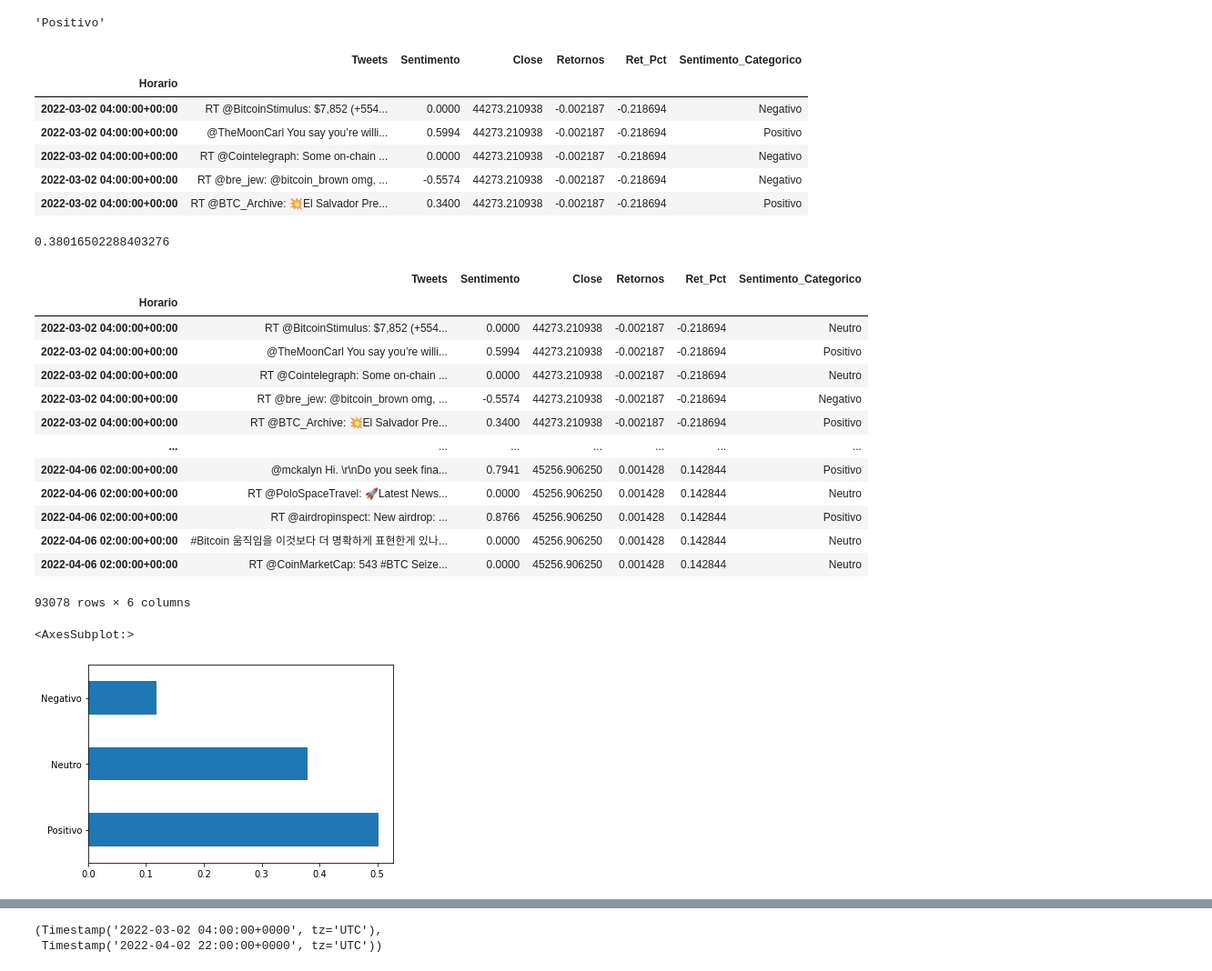
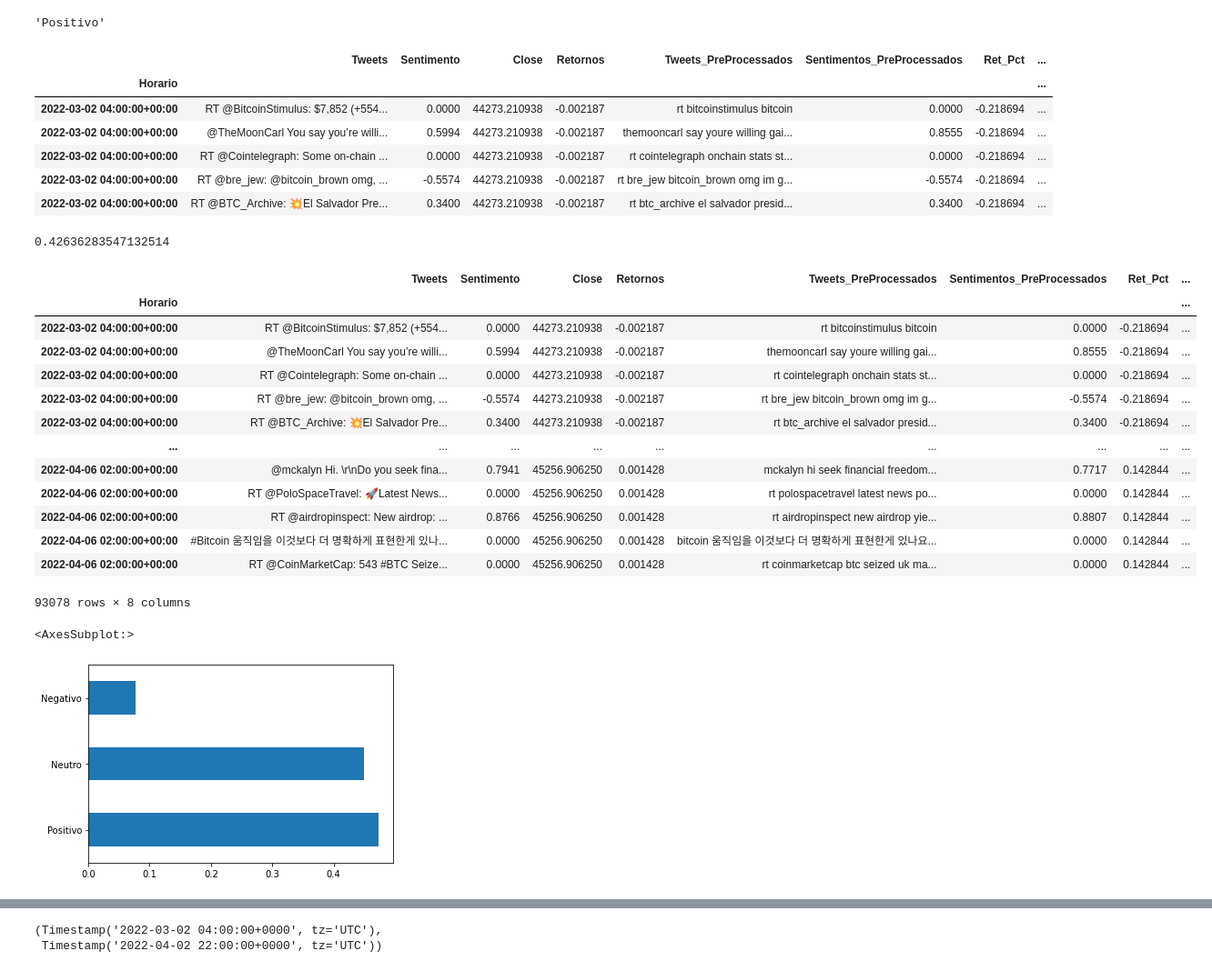
Before and after one commit to thcoelho/Social_Media_And_Financial_Markets, a Jupyter notebook: Analise_Exploratoria.ipynb, the cells around one changed output, grey strips where cells are left out. Shown: that part at 91% size. Saved outputs shown, nothing was run; the diff lists cells and outputs as text; code cells hidden in the pictures.

```diff
--- a/Analise_Exploratoria.ipynb
+++ b/Analise_Exploratoria.ipynb
@@ -4,6 +4,15 @@ import pandas as pd
 
 # Regplot para fazer análise da relação linear
 from seaborn import regplot
+
+# Manipulação de textos
+import textcleaner as tc
+
+# Sentimentos
+from nltk.sentiment.vader import SentimentIntensityAnalyzer
+
+# Iniciar VADER
+VADER = SentimentIntensityAnalyzer()
 # %%
 # Ler e printar dados
 Dados = pd.read_csv("Data\Base_Completa.csv", sep=";", index_col="Horario")
@@ -16,6 +25,18 @@ Dados.head()
 | 2022-03-02 03:00:00+00:00 | RT @ICOAnnouncement: 🎙 New Featur... | 0.5859 | 44370.246094 | NaN |
 | 2022-03-02 03:00:00+00:00 | RT @AirdropStario: 💧 Farcana Aird... | 0.4753 | 44370.246094 | NaN |
 | 2022-03-02 03:00:00+00:00 | RT @AirdropStario: 💧 Farcana Aird... | 0.4753 | 44370.246094 | NaN |
+# %%
+# Adicionar Coluna de Tweets Preprocessados
+Tweets_PreProcessados = Dados["Tweets"].apply(tc.main_cleaner)
+Dados["Tweets_PreProcessados"] = Tweets_PreProcessados.values
+Dados["Tweets_PreProcessados"] = Dados["Tweets_PreProcessados"].str.join(" ")
+# %%
+# Criar Lista com Sentimentos Pré processados
+Sentimentos_PreProcessados = []
+for row in range(Dados.shape[0]):
+    Sentimentos_PreProcessados.append(VADER.polarity_scores(Dados["Tweets_PreProcessados"].values[row])["compound"])
+
+Dados["Sentimentos_PreProcessados"] = Sentimentos_PreProcessados
 # %%
 # Transformar o índice em objeto de datas (DateTime)
 Dados.index = pd.to_datetime(Dados.index)
@@ -126,45 +152,45 @@ Obter_Sentimento_Hora(3, 6, 8)
 'Positivo'
 # %%
 # Criar coluna que transforma variável sentimento em variável categórica binária
-Dados["Sentimento_Categorico"] = ["Positivo" if sentimento > 0 else "Negativo" for sentimento in Dados["Sentimento"]]
+Dados["Sentimento_Categorico"] = ["Positivo" if sentimento > 0 else "Negativo" for sentimento in Dados["Sentimentos_PreProcessados"]]
 Dados.head()
 # %% [output]
-|  | Tweets | Sentimento | Close | Retornos | Ret_Pct | Sentimento_Categorico |
-| Horario |  |  |  |  |  |  |
-| 2022-03-02 04:00:00+00:00 | RT @BitcoinStimulus: $7,852 (+554... | 0.0000 | 44273.210938 | -0.002187 | -0.218694 | Negativo |
-| 2022-03-02 04:00:00+00:00 | @TheMoonCarl You say you’re willi... | 0.5994 | 44273.210938 | -0.002187 | -0.218694 | Positivo |
-| 2022-03-02 04:00:00+00:00 | RT @Cointelegraph: Some on-chain ... | 0.0000 | 44273.210938 | -0.002187 | -0.218694 | Negativo |
-| 2022-03-02 04:00:00+00:00 | RT @bre_jew: @bitcoin_brown omg, ... | -0.5574 | 44273.210938 | -0.002187 | -0.218694 | Negativo |
-| 2022-03-02 04:00:00+00:00 | RT @BTC_Archive: 💥El Salvador Pre... | 0.3400 | 44273.210938 | -0.002187 | -0.218694 | Positivo |
+|  | Tweets | Sentimento | Close | Retornos | Tweets_PreProcessados | Sentimentos_PreProcessados | Ret_Pct | ... |
+| Horario |  |  |  |  |  |  |  | ... |
+| 2022-03-02 04:00:00+00:00 | RT @BitcoinStimulus: $7,852 (+554... | 0.0000 | 44273.210938 | -0.002187 | rt bitcoinstimulus bitcoin | 0.0000 | -0.218694 | ... |
+| 2022-03-02 04:00:00+00:00 | @TheMoonCarl You say you’re willi... | 0.5994 | 44273.210938 | -0.002187 | themooncarl say youre willing gai... | 0.8555 | -0.218694 | ... |
+| 2022-03-02 04:00:00+00:00 | RT @Cointelegraph: Some on-chain ... | 0.0000 | 44273.210938 | -0.002187 | rt cointelegraph onchain stats st... | 0.0000 | -0.218694 | ... |
+| 2022-03-02 04:00:00+00:00 | RT @bre_jew: @bitcoin_brown omg, ... | -0.5574 | 44273.210938 | -0.002187 | rt bre_jew bitcoin_brown omg im g... | -0.5574 | -0.218694 | ... |
+| 2022-03-02 04:00:00+00:00 | RT @BTC_Archive: 💥El Salvador Pre... | 0.3400 | 44273.210938 | -0.002187 | rt btc_archive el salvador presid... | 0.3400 | -0.218694 | ... |
 # %%
 # Predominância dos valores de sentimento neutro (em %)
-Dados.loc[Dados["Sentimento"] == 0,"Sentimento_Categorico"].shape[0] / Dados.shape[0]
+Dados.loc[Dados["Sentimentos_PreProcessados"] == 0,"Sentimento_Categorico"].shape[0] / Dados.shape[0]
 # %% [output]
-0.38016502288403276
+0.42636283547132514
 # %%
 # Criar categoria "Neutro" para valores de sentimento == 0
-Dados.loc[Dados["Sentimento"] == 0,"Sentimento_Categorico"] = "Neutro"
+Dados.loc[Dados["Sentimentos_PreProcessados"] == 0,"Sentimento_Categorico"] = "Neutro"
 Dados
 # %% [output]
-|  | Tweets | Sentimento | Close | Retornos | Ret_Pct | Sentimento_Categorico |
-| Horario |  |  |  |  |  |  |
-| 2022-03-02 04:00:00+00:00 | RT @BitcoinStimulus: $7,852 (+554... | 0.0000 | 44273.210938 | -0.002187 | -0.218694 | Neutro |
-| 2022-03-02 04:00:00+00:00 | @TheMoonCarl You say you’re willi... | 0.5994 | 44273.210938 | -0.002187 | -0.218694 | Positivo |
-| 2022-03-02 04:00:00+00:00 | RT @Cointelegraph: Some on-chain ... | 0.0000 | 44273.210938 | -0.002187 | -0.218694 | Neutro |
-| 2022-03-02 04:00:00+00:00 | RT @bre_jew: @bitcoin_brown omg, ... | -0.5574 | 44273.210938 | -0.002187 | -0.218694 | Negativo |
-| 2022-03-02 04:00:00+00:00 | RT @BTC_Archive: 💥El Salvador Pre... | 0.3400 | 44273.210938 | -0.002187 | -0.218694 | Positivo |
-| ... | ... | ... | ... | ... | ... | ... |
-| 2022-04-06 02:00:00+00:00 | @mckalyn Hi. \r\nDo you seek fina... | 0.7941 | 45256.906250 | 0.001428 | 0.142844 | Positivo |
-| 2022-04-06 02:00:00+00:00 | RT @PoloSpaceTravel: 🚀Latest News... | 0.0000 | 45256.906250 | 0.001428 | 0.142844 | Neutro |
-| 2022-04-06 02:00:00+00:00 | RT @airdropinspect: New airdrop: ... | 0.8766 | 45256.906250 | 0.001428 | 0.142844 | Positivo |
-| 2022-04-06 02:00:00+00:00 | #Bitcoin 움직임을 이것보다 더 명확하게 표현한게 있나... | 0.0000 | 45256.906250 | 0.001428 | 0.142844 | Neutro |
-| 2022-04-06 02:00:00+00:00 | RT @CoinMarketCap: 543 #BTC Seize... | 0.0000 | 45256.906250 | 0.001428 | 0.142844 | Neutro |
+|  | Tweets | Sentimento | Close | Retornos | Tweets_PreProcessados | Sentimentos_PreProcessados | Ret_Pct | ... |
+| Horario |  |  |  |  |  |  |  | ... |
+| 2022-03-02 04:00:00+00:00 | RT @BitcoinStimulus: $7,852 (+554... | 0.0000 | 44273.210938 | -0.002187 | rt bitcoinstimulus bitcoin | 0.0000 | -0.218694 | ... |
+| 2022-03-02 04:00:00+00:00 | @TheMoonCarl You say you’re willi... | 0.5994 | 44273.210938 | -0.002187 | themooncarl say youre willing gai... | 0.8555 | -0.218694 | ... |
+| 2022-03-02 04:00:00+00:00 | RT @Cointelegraph: Some on-chain ... | 0.0000 | 44273.210938 | -0.002187 | rt cointelegraph onchain stats st... | 0.0000 | -0.218694 | ... |
+| 2022-03-02 04:00:00+00:00 | RT @bre_jew: @bitcoin_brown omg, ... | -0.5574 | 44273.210938 | -0.002187 | rt bre_jew bitcoin_brown omg im g... | -0.5574 | -0.218694 | ... |
+| 2022-03-02 04:00:00+00:00 | RT @BTC_Archive: 💥El Salvador Pre... | 0.3400 | 44273.210938 | -0.002187 | rt btc_archive el salvador presid... | 0.3400 | -0.218694 | ... |
+| ... | ... | ... | ... | ... | ... | ... | ... | ... |
+| 2022-04-06 02:00:00+00:00 | @mckalyn Hi. \r\nDo you seek fina... | 0.7941 | 45256.906250 | 0.001428 | mckalyn hi seek financial freedom... | 0.7717 | 0.142844 | ... |
+| 2022-04-06 02:00:00+00:00 | RT @PoloSpaceTravel: 🚀Latest News... | 0.0000 | 45256.906250 | 0.001428 | rt polospacetravel latest news po... | 0.0000 | 0.142844 | ... |
+| 2022-04-06 02:00:00+00:00 | RT @airdropinspect: New airdrop: ... | 0.8766 | 45256.906250 | 0.001428 | rt airdropinspect new airdrop yie... | 0.8807 | 0.142844 | ... |
+| 2022-04-06 02:00:00+00:00 | #Bitcoin 움직임을 이것보다 더 명확하게 표현한게 있나... | 0.0000 | 45256.906250 | 0.001428 | bitcoin 움직임을 이것보다 더 명확하게 표현한게 있나요... | 0.0000 | 0.142844 | ... |
+| 2022-04-06 02:00:00+00:00 | RT @CoinMarketCap: 543 #BTC Seize... | 0.0000 | 45256.906250 | 0.001428 | rt coinmarketcap btc seized uk ma... | 0.0000 | 0.142844 | ... |
-93078 rows × 6 columns
+93078 rows × 8 columns
 # %%
 # Plotar frequência dos sentimentos
 (Dados["Sentimento_Categorico"].value_counts() / Dados.shape[0]).plot(kind="barh")
 # %% [output]
 <AxesSubplot:>
-[figure, old version]
+[figure, new version]
 # %%
 # Regression Plot
```
Also changed, not shown: parts of 12 cells of this notebook, 2 other files.
